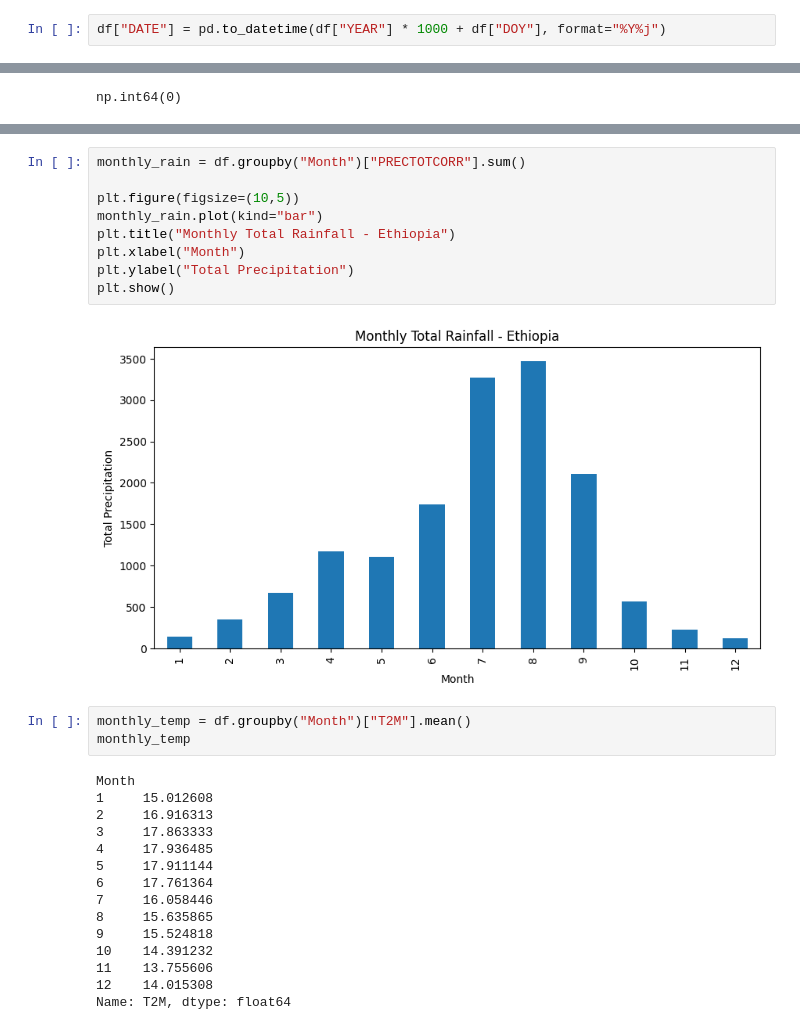
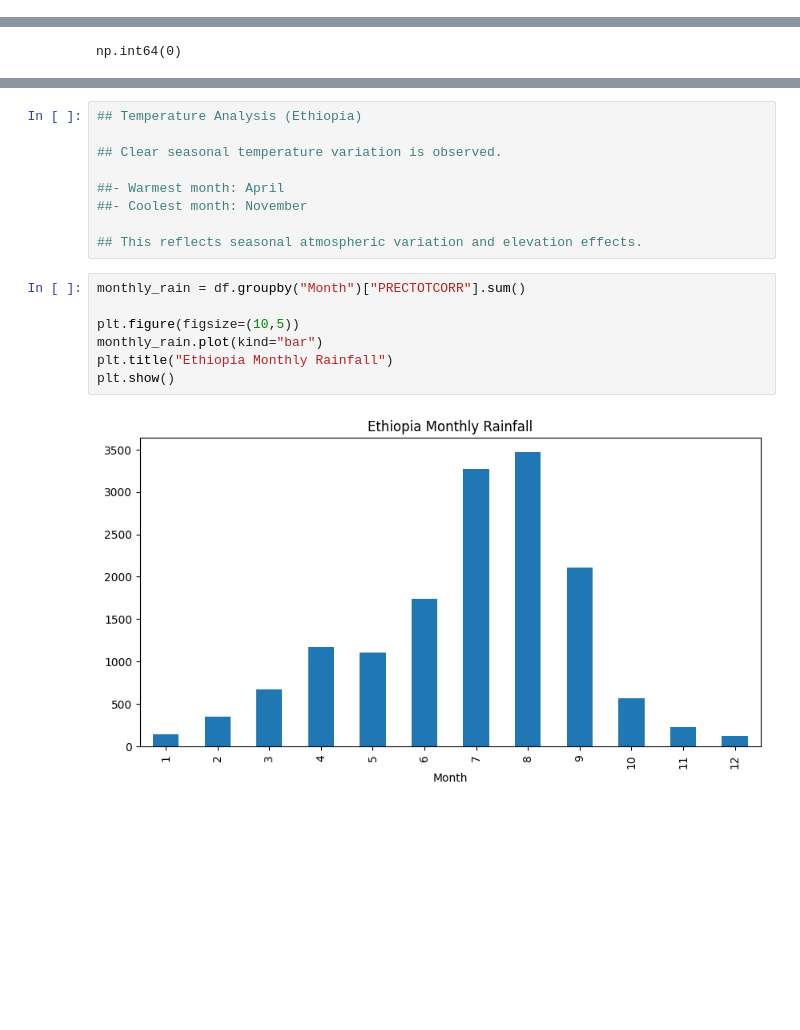
Before and after one commit to redietwogayehu/climate-challenge-week0, a Jupyter notebook: notebooks/ethiopia_eda.ipynb, the cells around one changed output, grey strips where cells are left out. Cells and saved outputs as stored; diff of their text form; blank space fills up the shorter version.

```diff
--- a/notebooks/ethiopia_eda.ipynb
+++ b/notebooks/ethiopia_eda.ipynb
@@ -155,2 +37,0 @@ df[["Country"]].head()
-# %%
-df["DATE"] = pd.to_datetime(df["YEAR"] * 1000 + df["DOY"], format="%Y%j")
@@ -388,29 +113,18 @@ task: <Task pending name='Task-312' coro=<Kernel.shell_main() running at /Users/
+# %%
+## Temperature Analysis (Ethiopia)
+
+## Clear seasonal temperature variation is observed.
+
+##- Warmest month: April
+##- Coolest month: November
+
+## This reflects seasonal atmospheric variation and elevation effects.
 # %%
 monthly_rain = df.groupby("Month")["PRECTOTCORR"].sum()
 
 plt.figure(figsize=(10,5))
 monthly_rain.plot(kind="bar")
-plt.title("Monthly Total Rainfall - Ethiopia")
-plt.xlabel("Month")
-plt.ylabel("Total Precipitation")
+plt.title("Ethiopia Monthly Rainfall")
 plt.show()
 # %% [output]
-[figure, old version]
+[figure, new version]
-# %%
-monthly_temp = df.groupby("Month")["T2M"].mean()
-monthly_temp
-# %% [output]
-Month
-1     15.012608
-2     16.916313
-3     17.863333
-4     17.936485
-5     17.911144
-6     17.761364
-7     16.058446
-8     15.635865
-9     15.524818
-10    14.391232
-11    13.755606
-12    14.015308
-Name: T2M, dtype: float64
```
Also changed, not shown: parts of 72 cells of this notebook.
